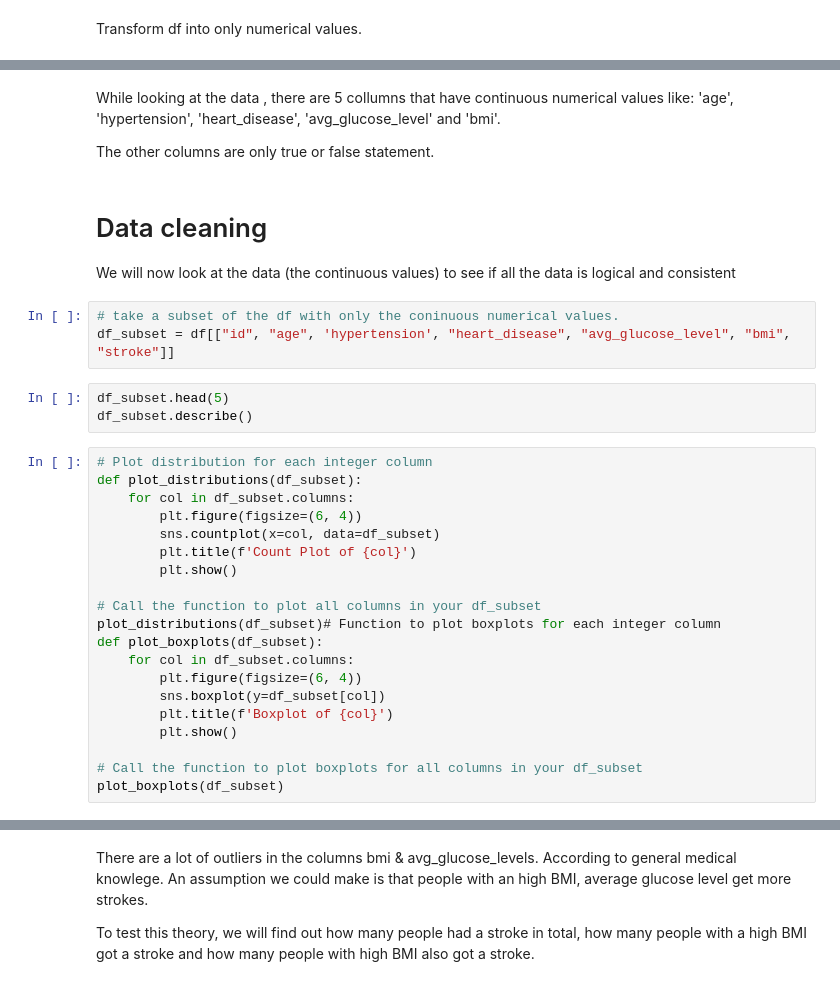
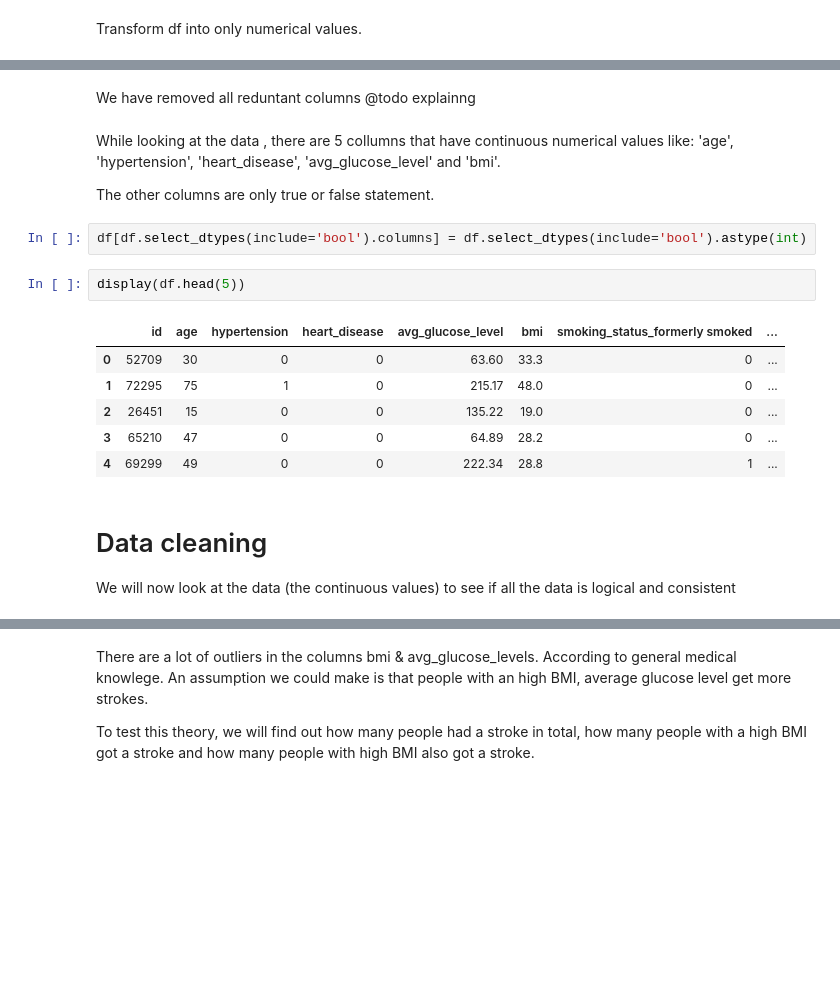
Before and after one commit to wi22b050/ML-International, a Jupyter notebook: draft_one_eda.ipynb, the cells around one changed output, grey strips where cells are left out. Saved outputs shown, nothing was run; the diff lists cells and outputs as text; blank space fills up the shorter version.

```diff
--- a/draft_one_eda.ipynb
+++ b/draft_one_eda.ipynb
@@ -53,34 +152,21 @@ df_numeric.describe()
+# %% [markdown]
+We have removed all reduntant columns @todo explainng
 # %% [markdown]
 While looking at the data , there are 5 collumns that have continuous numerical values like: 'age', 'hypertension', 'heart_disease', 'avg_glucose_level' and 'bmi'.
 
 The other columns are only true or false statement.
+# %%
+df[df.select_dtypes(include='bool').columns] = df.select_dtypes(include='bool').astype(int)
+# %%
+display(df.head(5))
+# %% [output]
+|  | id | age | hypertension | heart_disease | avg_glucose_level | bmi | smoking_status_formerly smoked | ... |
+| 0 | 52709 | 30 | 0 | 0 | 63.60 | 33.3 | 0 | ... |
+| 1 | 72295 | 75 | 1 | 0 | 215.17 | 48.0 | 0 | ... |
+| 2 | 26451 | 15 | 0 | 0 | 135.22 | 19.0 | 0 | ... |
+| 3 | 65210 | 47 | 0 | 0 | 64.89 | 28.2 | 0 | ... |
+| 4 | 69299 | 49 | 0 | 0 | 222.34 | 28.8 | 1 | ... |
 # %% [markdown]
 # Data cleaning
 
 We will now look at the data (the continuous values) to see if all the data is logical and consistent
-# %%
-# take a subset of the df with only the coninuous numerical values.
-df_subset = df[["id", "age", 'hypertension', "heart_disease", "avg_glucose_level", "bmi", "stroke"]]
-# %%
-df_subset.head(5)
-df_subset.describe()
-# %%
-# Plot distribution for each integer column
-def plot_distributions(df_subset):
-    for col in df_subset.columns:
-        plt.figure(figsize=(6, 4))
-        sns.countplot(x=col, data=df_subset)
-        plt.title(f'Count Plot of {col}')
-        plt.show()
-
-# Call the function to plot all columns in your df_subset
-plot_distributions(df_subset)# Function to plot boxplots for each integer column
-def plot_boxplots(df_subset):
-    for col in df_subset.columns:
-        plt.figure(figsize=(6, 4))
-        sns.boxplot(y=df_subset[col])
-        plt.title(f'Boxplot of {col}')
-        plt.show()
-
-# Call the function to plot boxplots for all columns in your df_subset
-plot_boxplots(df_subset)
```
Also changed, not shown: parts of 20 cells of this notebook.
